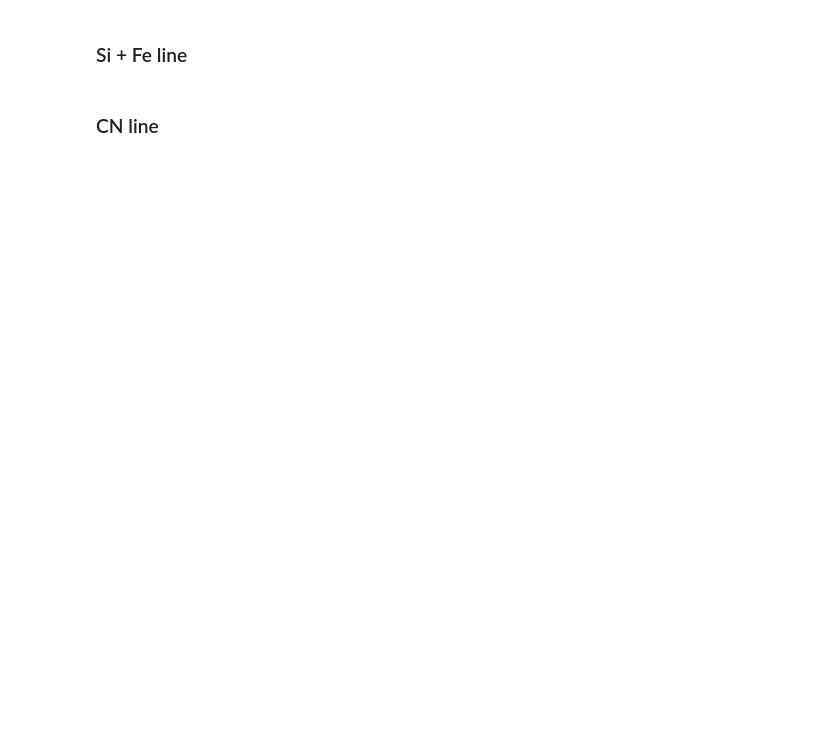
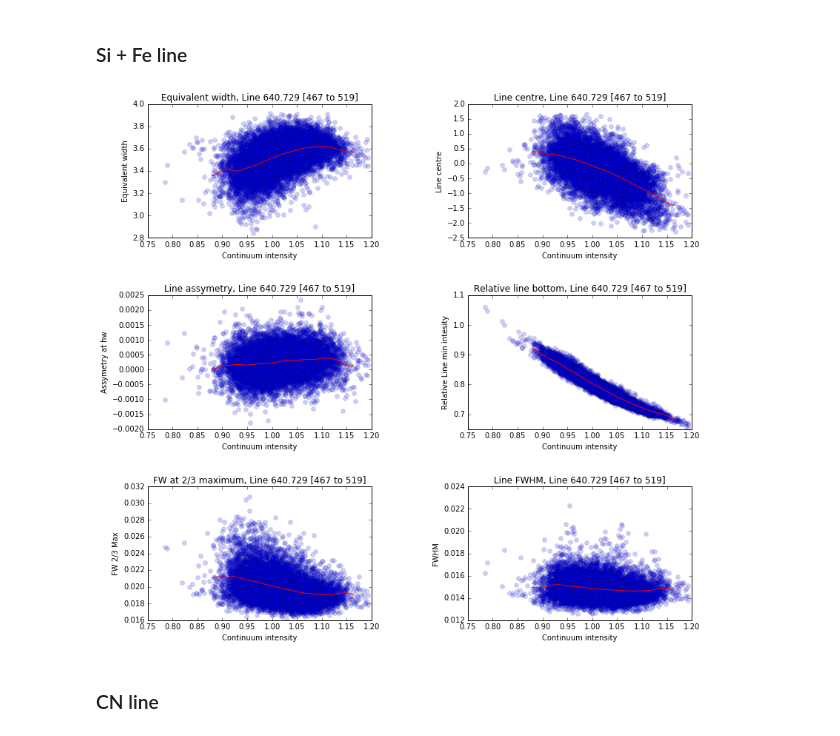
Before and after one commit to Tobychev/Danspectra, a Jupyter notebook: 6405_region-Splines.ipynb, the cells around one changed output. Cells and saved outputs as stored; diff of their text form; code cells hidden in the pictures; blank space fills up the shorter version.

```diff
--- a/6405_region-Splines.ipynb
+++ b/6405_region-Splines.ipynb
@@ -125,7 +120,9 @@ vis.plot_linemap_spline(mesmyst,myst)#,binned=(mesBinnMyst,binned.cont.reshape(-
 # %% [markdown]
 ### Si + Fe line
 # %%
-vis.plot_linemap(mesSiFe,SiFe)
+vis.plot_linemap_spline(mesSiFe,SiFe)
+# %% [output]
+[figure, added]
 # %% [markdown]
 ### CN line
 # %%
```
Also changed, not shown: parts of 5 cells of this notebook.
